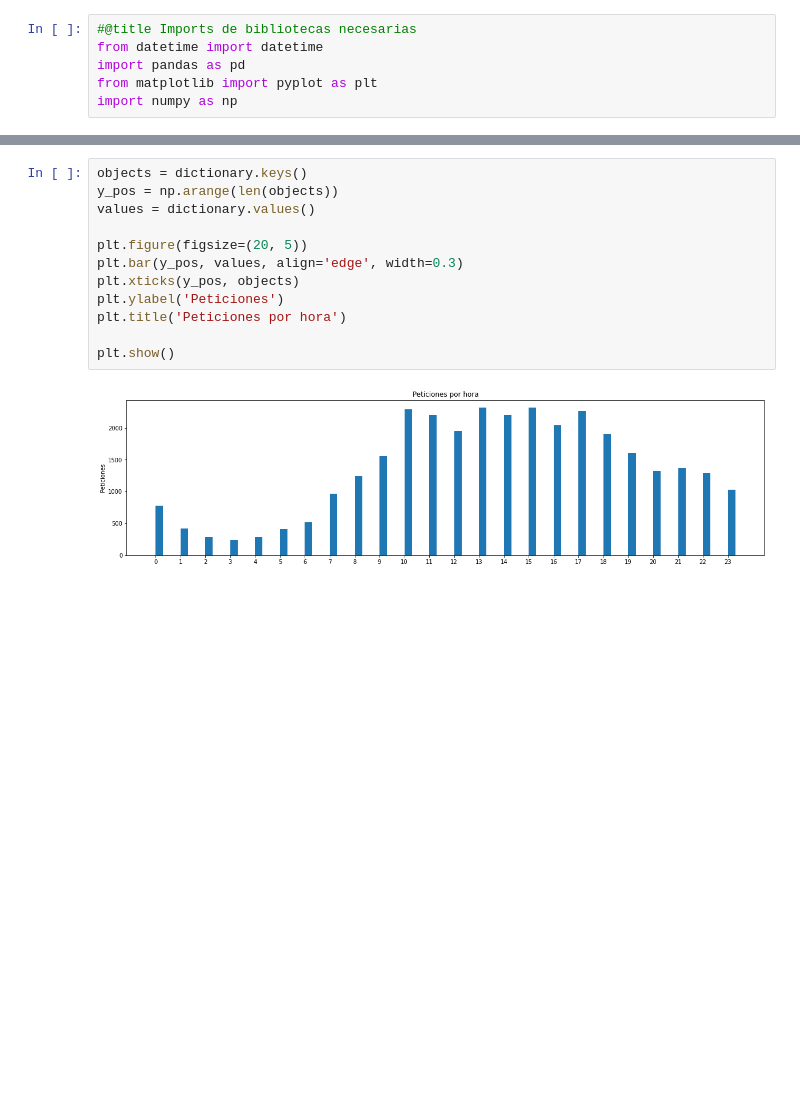
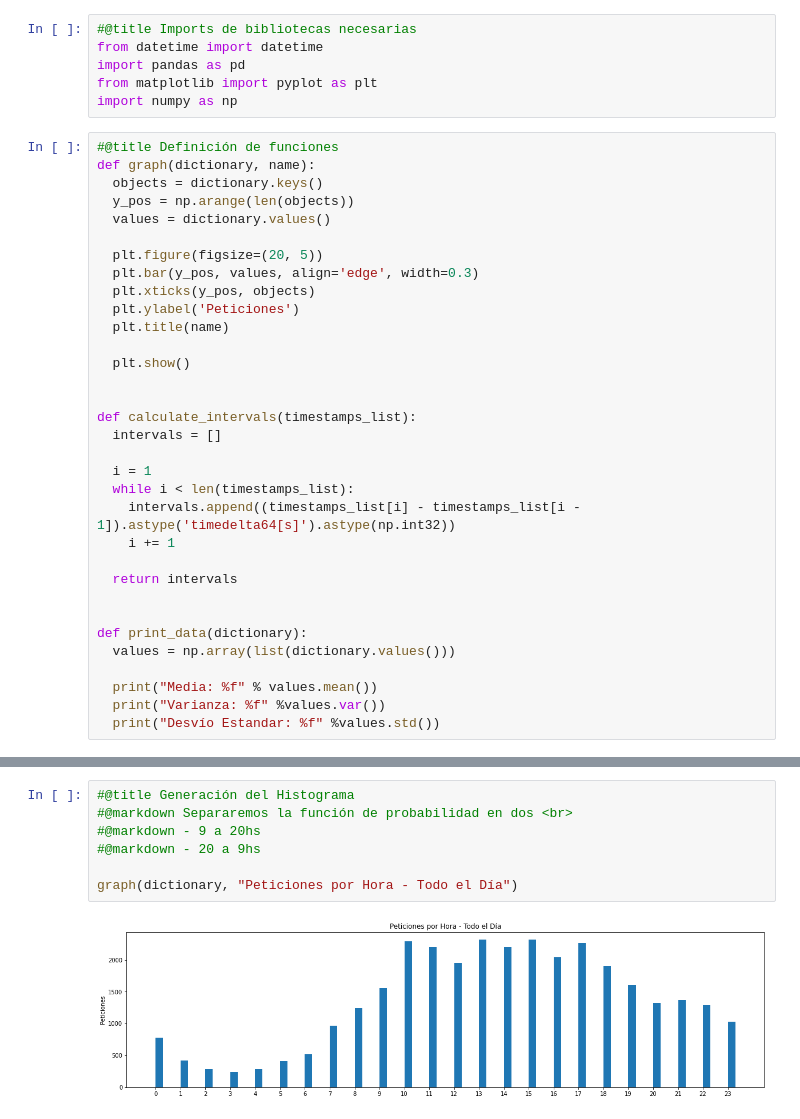
Before and after one commit to SwaXTech/Simulacion-EaE, a Jupyter notebook: tp6.ipynb, the cells around one changed output, grey strips where cells are left out. Cells and saved outputs as stored; diff of their text form; blank space fills up the shorter version.

```diff
--- a/tp6.ipynb
+++ b/tp6.ipynb
@@ -8,5 +8,38 @@ from datetime import datetime
 import pandas as pd
 from matplotlib import pyplot as plt
 import numpy as np
+# %%
+#@title Definición de funciones
+def graph(dictionary, name):
+  objects = dictionary.keys()
+  y_pos = np.arange(len(objects))
+  values = dictionary.values()
+
+  plt.figure(figsize=(20, 5))
+  plt.bar(y_pos, values, align='edge', width=0.3)
+  plt.xticks(y_pos, objects)
+  plt.ylabel('Peticiones')
+  plt.title(name)
+
+  plt.show()
+
+
+def calculate_intervals(timestamps_list):
+  intervals = []
+
+  i = 1
+  while i < len(timestamps_list):
+    intervals.append((timestamps_list[i] - timestamps_list[i - 1]).astype('timedelta64[s]').astype(np.int32))
+    i += 1
+
+  return intervals
+
+
+def print_data(dictionary):
+  values = np.array(list(dictionary.values()))
+
+  print("Media: %f" % values.mean())
+  print("Varianza: %f" %values.var())
+  print("Desvío Estandar: %f" %values.std())
 # %%
 #@title Descarga del archivo de TimeStamps
@@ -102,14 +123,9 @@ dictionary
-# %%
-objects = dictionary.keys()
-y_pos = np.arange(len(objects))
-values = dictionary.values()
-
-plt.figure(figsize=(20, 5))
-plt.bar(y_pos, values, align='edge', width=0.3)
-plt.xticks(y_pos, objects)
-plt.ylabel('Peticiones')
-plt.title('Peticiones por hora')
-
-plt.show()
-# %% [output]
-[figure, removed]
+# %%
+#@title Generación del Histograma
+#@markdown Separaremos la función de probabilidad en dos <br>
+#@markdown - 9 a 20hs
+#@markdown - 20 a 9hs
+
+graph(dictionary, "Peticiones por Hora - Todo el Día")
+# %% [output]
+[figure, added]
```
Also changed, not shown: parts of 11 cells of this notebook.
